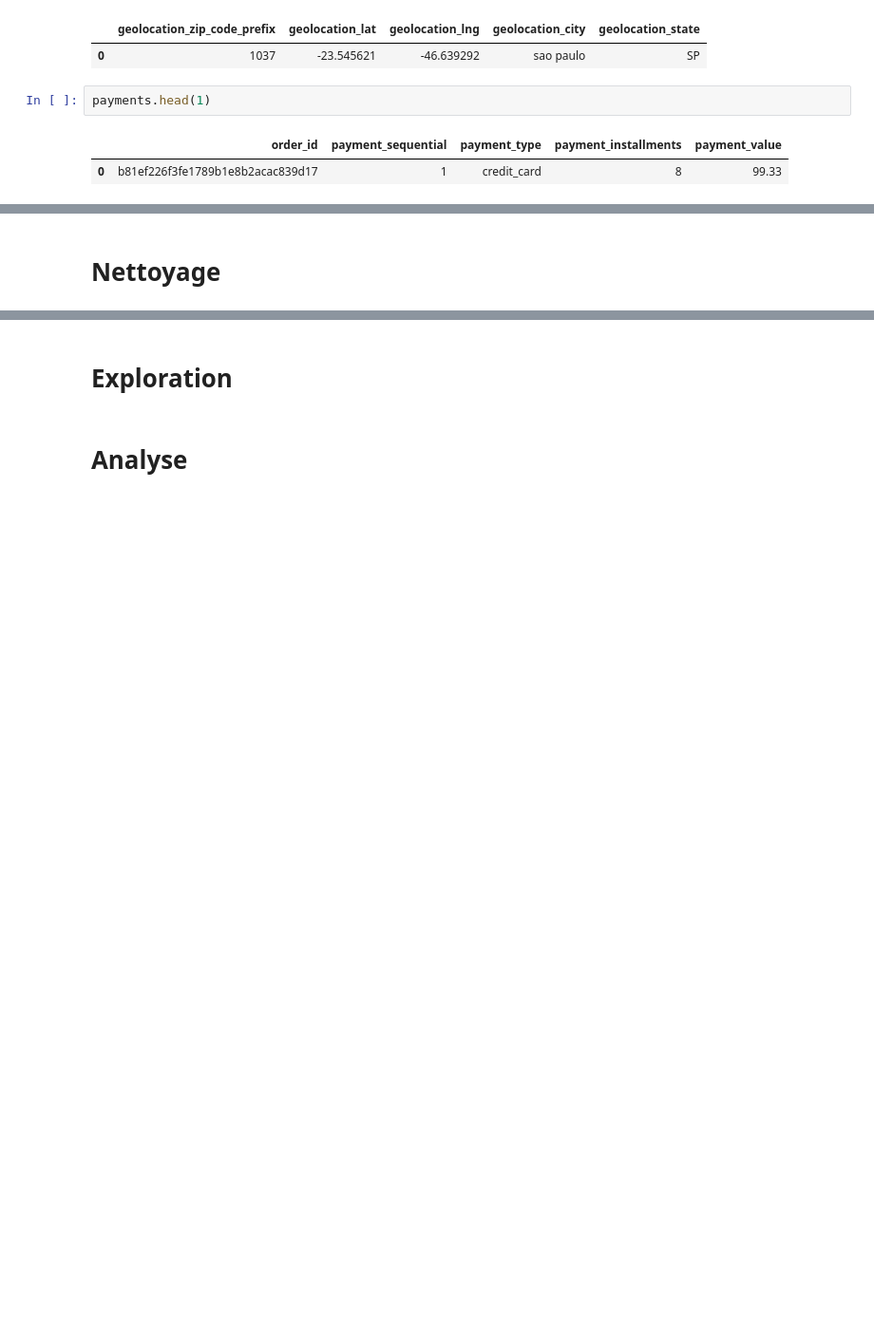
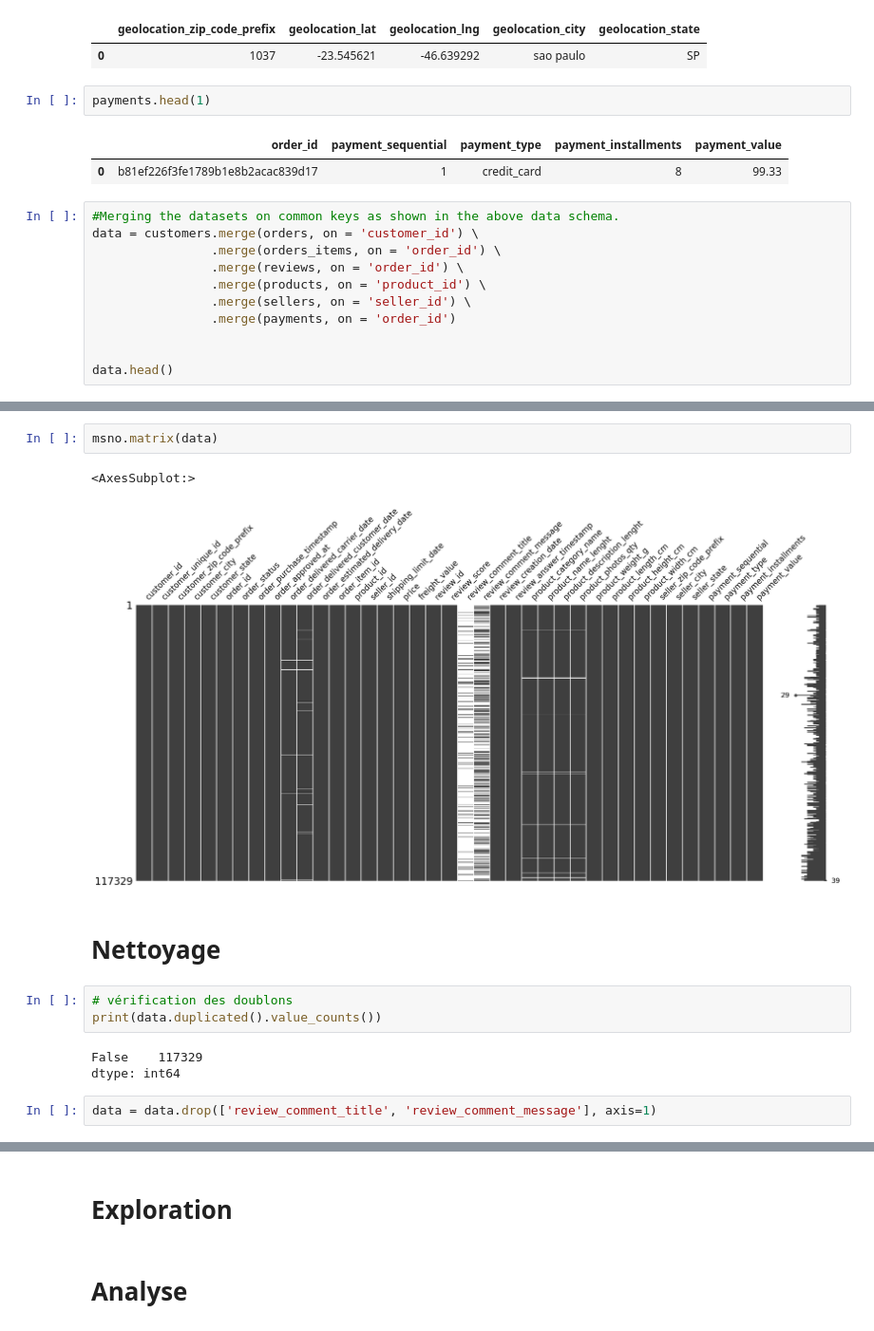
Before and after one commit to kamelben9/Brief-Clustering, a Jupyter notebook: analyse.ipynb, the cells around one changed output, grey strips where cells are left out. Shown at 95% size. Cells and saved outputs as stored; diff of their text form; blank space fills up the shorter version.

```diff
--- a/analyse.ipynb
+++ b/analyse.ipynb
@@ -61,3 +62,14 @@ payments.head(1)
 # %% [output]
 |  | order_id | payment_sequential | payment_type | payment_installments | payment_value |
 | 0 | b81ef226f3fe1789b1e8b2acac839d17 | 1 | credit_card | 8 | 99.33 |
+# %%
+#Merging the datasets on common keys as shown in the above data schema.
+data = customers.merge(orders, on = 'customer_id') \
+                .merge(orders_items, on = 'order_id') \
+                .merge(reviews, on = 'order_id') \
+                .merge(products, on = 'product_id') \
+                .merge(sellers, on = 'seller_id') \
+                .merge(payments, on = 'order_id')
+
+
+data.head()
@@ -64,2 +126,15 @@ payments.head(1)
+# %%
+msno.matrix(data)
+# %% [output]
+<AxesSubplot:>
+[figure, added]
 # %% [markdown]
 # Nettoyage
+# %%
+# vérification des doublons
+print(data.duplicated().value_counts())
+# %% [output]
+False    117329
+dtype: int64
+# %%
+data = data.drop(['review_comment_title', 'review_comment_message'], axis=1)
```
Also changed, not shown: parts of 7 cells of this notebook.
